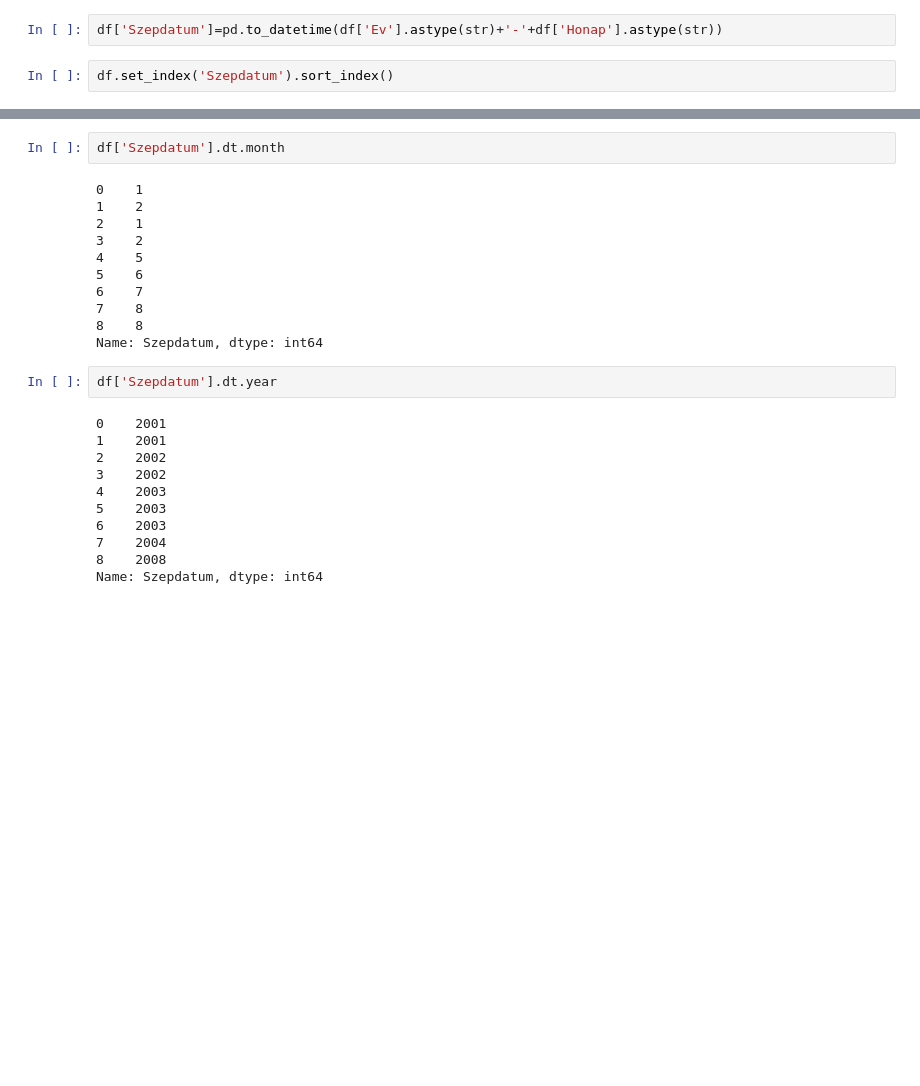
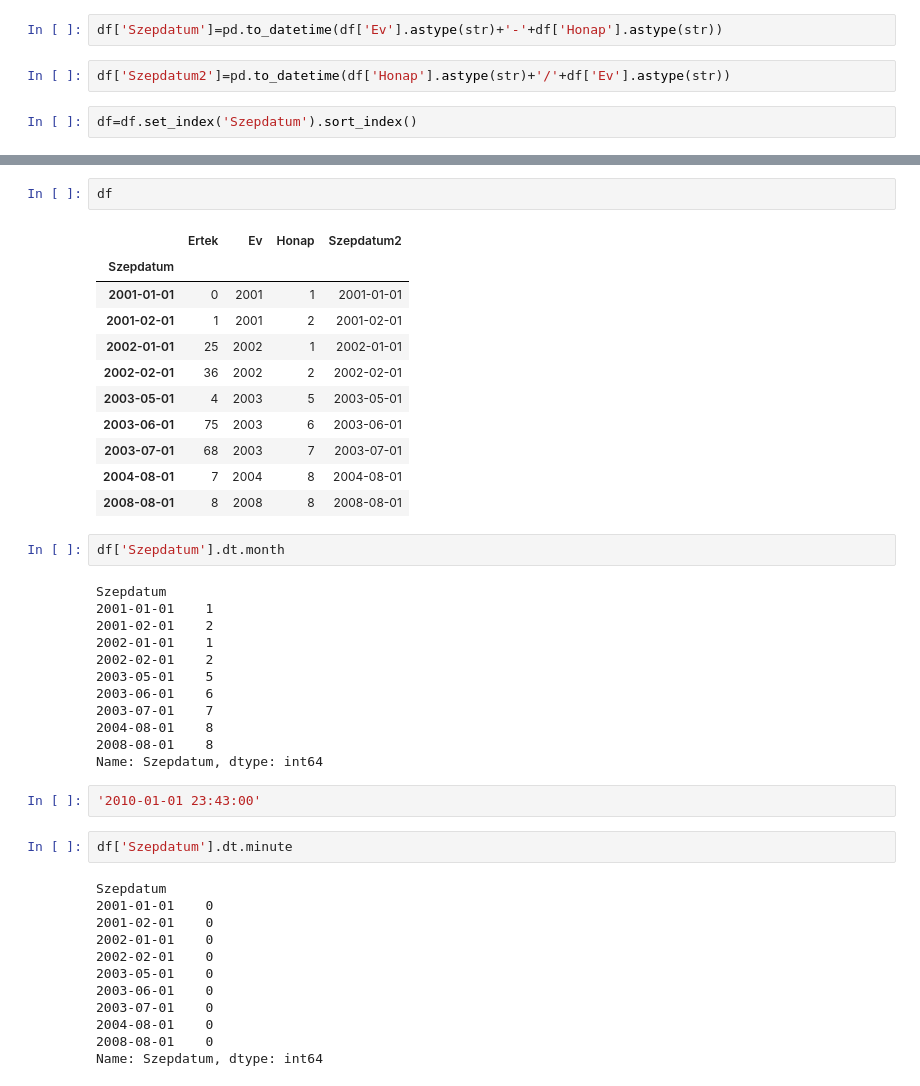
Before and after one commit to csaladenes/csaladenes.github.io, a Jupyter notebook: present/bi/2019/jupyter/4-datumok.ipynb, the cells around one changed output, grey strips where cells are left out. Drawn from its saved outputs; the diff is of its cells as text; blank space fills up the shorter version.

```diff
--- a/present/bi/2019/jupyter/4-datumok.ipynb
+++ b/present/bi/2019/jupyter/4-datumok.ipynb
@@ -12,4 +25,6 @@ df['Honap']=[1,2,1,2,5,6,7,8,8]
 # %%
 df['Szepdatum']=pd.to_datetime(df['Ev'].astype(str)+'-'+df['Honap'].astype(str))
+# %%
+df['Szepdatum2']=pd.to_datetime(df['Honap'].astype(str)+'/'+df['Ev'].astype(str))
 # %%
-df.set_index('Szepdatum').sort_index()
+df=df.set_index('Szepdatum').sort_index()
@@ -41,27 +45,45 @@ Name: Szepdatum, dtype: int64
+# %%
+df
+# %% [output]
+|  | Ertek | Ev | Honap | Szepdatum2 |
+| Szepdatum |  |  |  |  |
+| 2001-01-01 | 0 | 2001 | 1 | 2001-01-01 |
+| 2001-02-01 | 1 | 2001 | 2 | 2001-02-01 |
+| 2002-01-01 | 25 | 2002 | 1 | 2002-01-01 |
+| 2002-02-01 | 36 | 2002 | 2 | 2002-02-01 |
+| 2003-05-01 | 4 | 2003 | 5 | 2003-05-01 |
+| 2003-06-01 | 75 | 2003 | 6 | 2003-06-01 |
+| 2003-07-01 | 68 | 2003 | 7 | 2003-07-01 |
+| 2004-08-01 | 7 | 2004 | 8 | 2004-08-01 |
+| 2008-08-01 | 8 | 2008 | 8 | 2008-08-01 |
 # %%
 df['Szepdatum'].dt.month
 # %% [output]
-0    1
-1    2
-2    1
-3    2
-4    5
-5    6
-6    7
-7    8
-8    8
+Szepdatum
+2001-01-01    1
+2001-02-01    2
+2002-01-01    1
+2002-02-01    2
+2003-05-01    5
+2003-06-01    6
+2003-07-01    7
+2004-08-01    8
+2008-08-01    8
 Name: Szepdatum, dtype: int64
+# %%
+'2010-01-01 23:43:00'
 # %%
-df['Szepdatum'].dt.year
+df['Szepdatum'].dt.minute
 # %% [output]
-0    2001
-1    2001
-2    2002
-3    2002
-4    2003
-5    2003
-6    2003
-7    2004
-8    2008
+Szepdatum
+2001-01-01    0
+2001-02-01    0
+2002-01-01    0
+2002-02-01    0
+2003-05-01    0
+2003-06-01    0
+2003-07-01    0
+2004-08-01    0
+2008-08-01    0
 Name: Szepdatum, dtype: int64
 # %%
```
Also changed, not shown: parts of 8 cells of this notebook, 8 other files.
